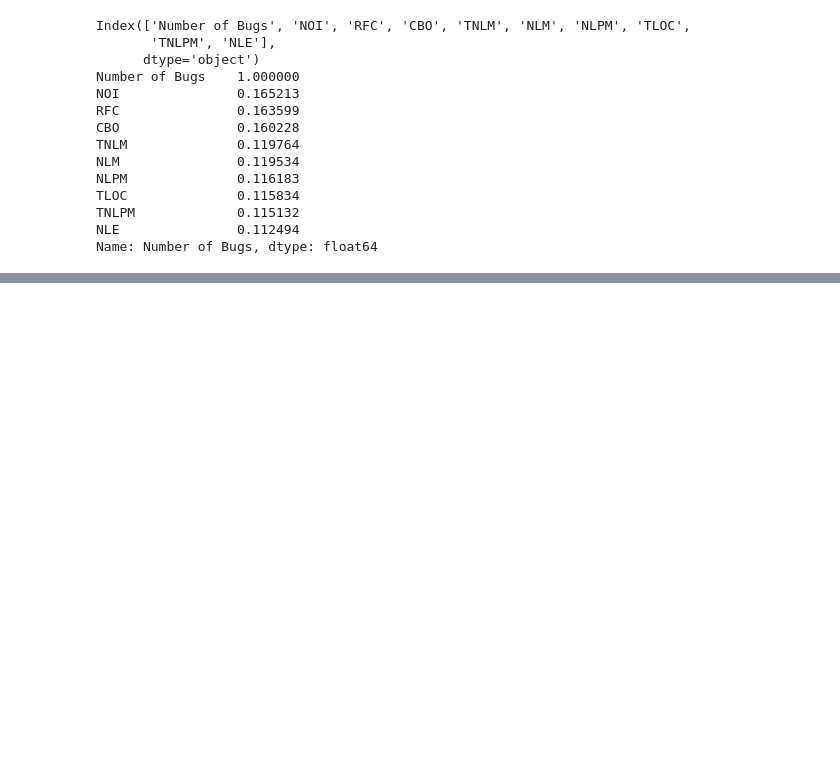
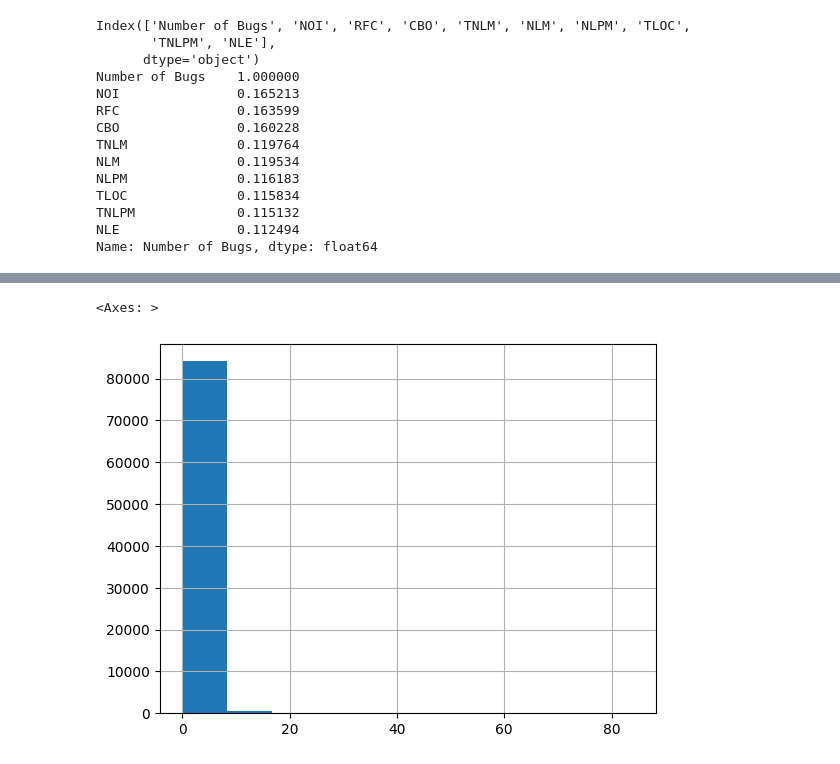
Before and after one commit to hr-vasquez/bug-detection, a Jupyter notebook: data_exploration.ipynb.ipynb, the cells around one changed output, grey strips where cells are left out. Cells and saved outputs as stored; diff of their text form; code cells hidden in the pictures; blank space fills up the shorter version.

Commit message:
deep analysis of columns and cleanup

```diff
--- a/data_exploration.ipynb.ipynb
+++ b/data_exploration.ipynb.ipynb
@@ -304,0 +309,3 @@ Name: Number of Bugs, dtype: float64
+# %%
+df = pd.read_csv('./bug-hunter/class.csv')
+df.head(10)
@@ -304,0 +376,5 @@ Name: Number of Bugs, dtype: float64
+# %%
+columnsToMaintain = ['Number of Bugs', 'NOI', 'RFC', 'CBO', 'TNLM', 'NLM', 'NLPM', 'TLOC', 'TNLPM', 'NLE']
+# [i for i in fruits if i not in lst]
+df2 = df.drop(columns=[i for i in df.columns if i not in columnsToMaintain])
+df2.head()
@@ -304,0 +388,5 @@ Name: Number of Bugs, dtype: float64
+# %%
+df2['NLE'].hist() # Nested If then else
+# %% [output]
+<Axes: >
+[figure, added]
```
Also changed, not shown: parts of 31 cells of this notebook, 27 other files.
